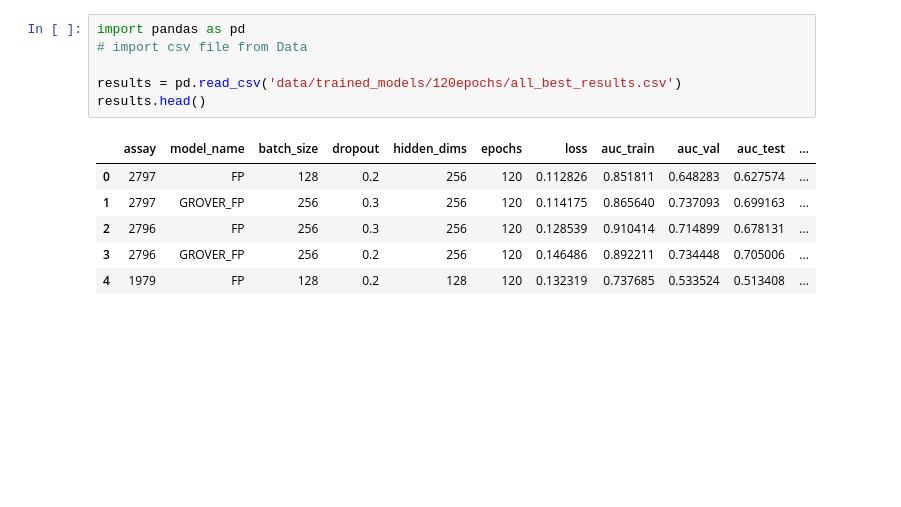
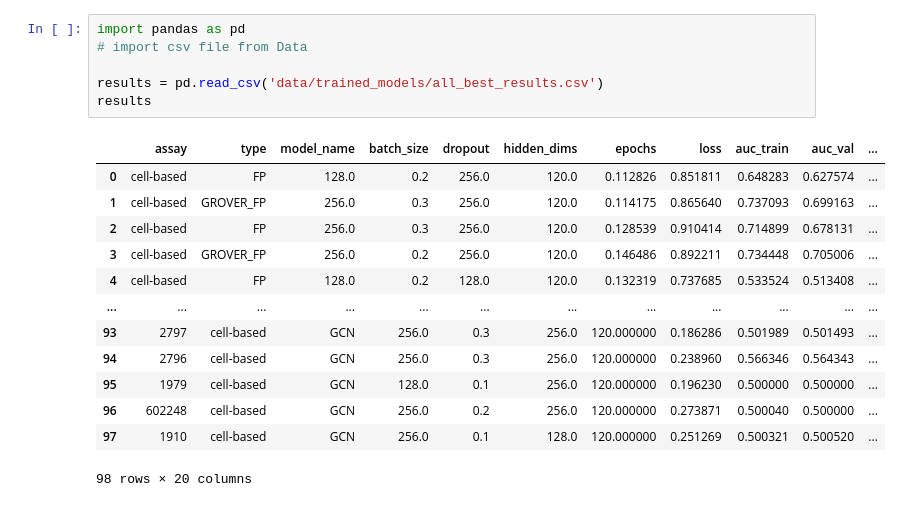
Before and after one commit to davidkubanek/Thesis, a Jupyter notebook: visual_results.ipynb, the cells around one changed output. Drawn from its saved outputs; the diff is of its cells as text; blank space fills up the shorter version.

```diff
--- a/visual_results.ipynb
+++ b/visual_results.ipynb
@@ -1,13 +1,20 @@
 # %%
 import pandas as pd
 # import csv file from Data
 
-results = pd.read_csv('data/trained_models/120epochs/all_best_results.csv')
-results.head()
+results = pd.read_csv('data/trained_models/all_best_results.csv')
+results
 # %% [output]
-|  | assay | model_name | batch_size | dropout | hidden_dims | epochs | loss | auc_train | auc_val | auc_test | ... |
-| 0 | 2797 | FP | 128 | 0.2 | 256 | 120 | 0.112826 | 0.851811 | 0.648283 | 0.627574 | ... |
-| 1 | 2797 | GROVER_FP | 256 | 0.3 | 256 | 120 | 0.114175 | 0.865640 | 0.737093 | 0.699163 | ... |
-| 2 | 2796 | FP | 256 | 0.3 | 256 | 120 | 0.128539 | 0.910414 | 0.714899 | 0.678131 | ... |
-| 3 | 2796 | GROVER_FP | 256 | 0.2 | 256 | 120 | 0.146486 | 0.892211 | 0.734448 | 0.705006 | ... |
-| 4 | 1979 | FP | 128 | 0.2 | 128 | 120 | 0.132319 | 0.737685 | 0.533524 | 0.513408 | ... |
+|  | assay | type | model_name | batch_size | dropout | hidden_dims | epochs | loss | auc_train | auc_val | ... |
+| 0 | cell-based | FP | 128.0 | 0.2 | 256.0 | 120.0 | 0.112826 | 0.851811 | 0.648283 | 0.627574 | ... |
+| 1 | cell-based | GROVER_FP | 256.0 | 0.3 | 256.0 | 120.0 | 0.114175 | 0.865640 | 0.737093 | 0.699163 | ... |
+| 2 | cell-based | FP | 256.0 | 0.3 | 256.0 | 120.0 | 0.128539 | 0.910414 | 0.714899 | 0.678131 | ... |
+| 3 | cell-based | GROVER_FP | 256.0 | 0.2 | 256.0 | 120.0 | 0.146486 | 0.892211 | 0.734448 | 0.705006 | ... |
+| 4 | cell-based | FP | 128.0 | 0.2 | 128.0 | 120.0 | 0.132319 | 0.737685 | 0.533524 | 0.513408 | ... |
+| ... | ... | ... | ... | ... | ... | ... | ... | ... | ... | ... | ... |
+| 93 | 2797 | cell-based | GCN | 256.0 | 0.3 | 256.0 | 120.000000 | 0.186286 | 0.501989 | 0.501493 | ... |
+| 94 | 2796 | cell-based | GCN | 256.0 | 0.3 | 256.0 | 120.000000 | 0.238960 | 0.566346 | 0.564343 | ... |
+| 95 | 1979 | cell-based | GCN | 128.0 | 0.1 | 256.0 | 120.000000 | 0.196230 | 0.500000 | 0.500000 | ... |
+| 96 | 602248 | cell-based | GCN | 256.0 | 0.2 | 256.0 | 120.000000 | 0.273871 | 0.500040 | 0.500000 | ... |
+| 97 | 1910 | cell-based | GCN | 256.0 | 0.1 | 128.0 | 120.000000 | 0.251269 | 0.500321 | 0.500520 | ... |
+98 rows × 20 columns
```
Also changed, not shown: parts of 31 cells of this notebook, 12 other files.
